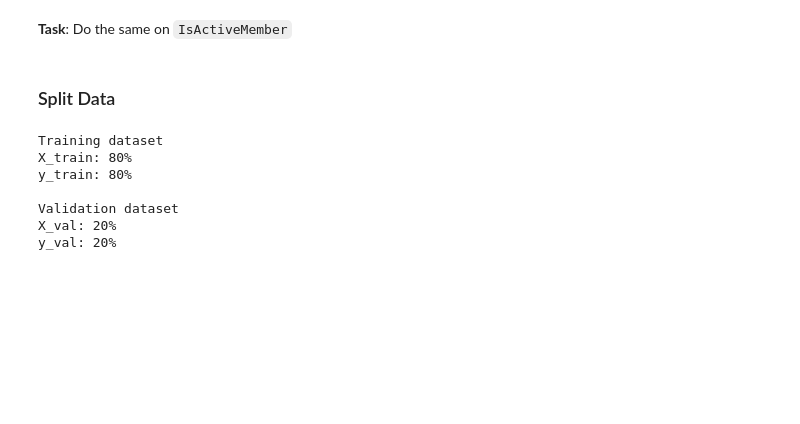
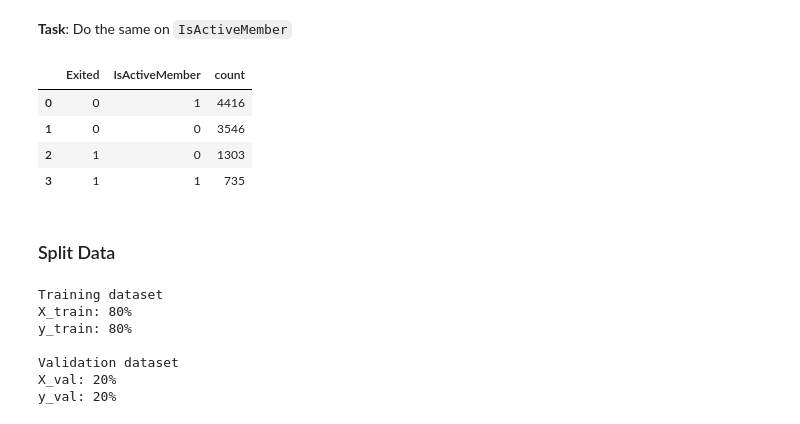
Before and after one commit to HXCLogic/Machine-Learning-382, a Jupyter notebook: lab-201-classification/lab_201-classification-for-customer-churn-prediction.ipynb, the cells around one changed output. Cells and saved outputs as stored; diff of their text form; code cells hidden in the pictures; blank space fills up the shorter version.

```diff
--- a/lab-201-classification/lab_201-classification-for-customer-churn-prediction.ipynb
+++ b/lab-201-classification/lab_201-classification-for-customer-churn-prediction.ipynb
@@ -368,2 +374,17 @@ fig.show()
 # %% [markdown]
 __Task__: Do the same on `IsActiveMember`
+# %%
+# Aggregate IsActiveMember Feature
+IsActiveMember_df = pd.DataFrame(
+    df[['IsActiveMember', 'Exited']]
+    .groupby(['Exited'])
+    .value_counts()
+    .reset_index()
+    ).rename(columns={0: 'count'})
+IsActiveMember_df
+# %% [output]
+|  | Exited | IsActiveMember | count |
+| 0 | 0 | 1 | 4416 |
+| 1 | 0 | 0 | 3546 |
+| 2 | 1 | 0 | 1303 |
+| 3 | 1 | 1 | 735 |
```
Also changed, not shown: parts of 16 cells of this notebook.
